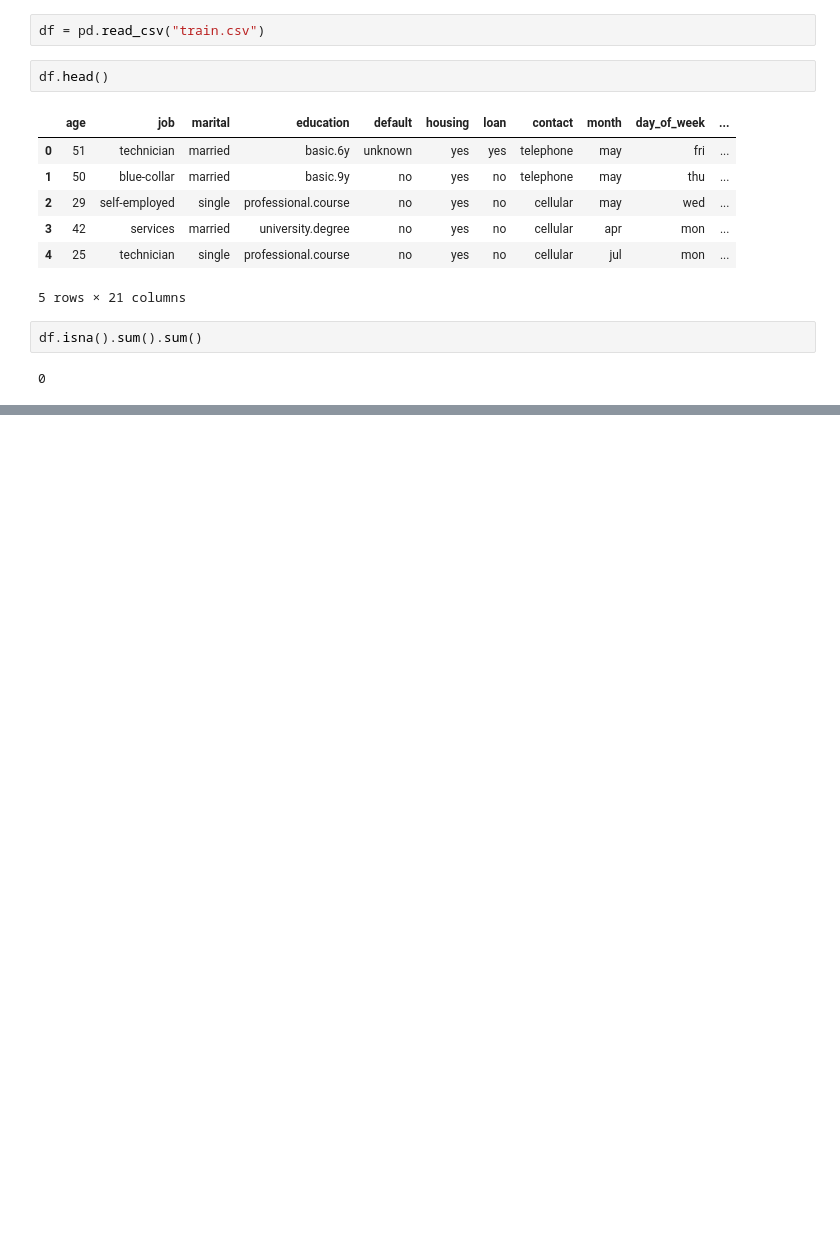
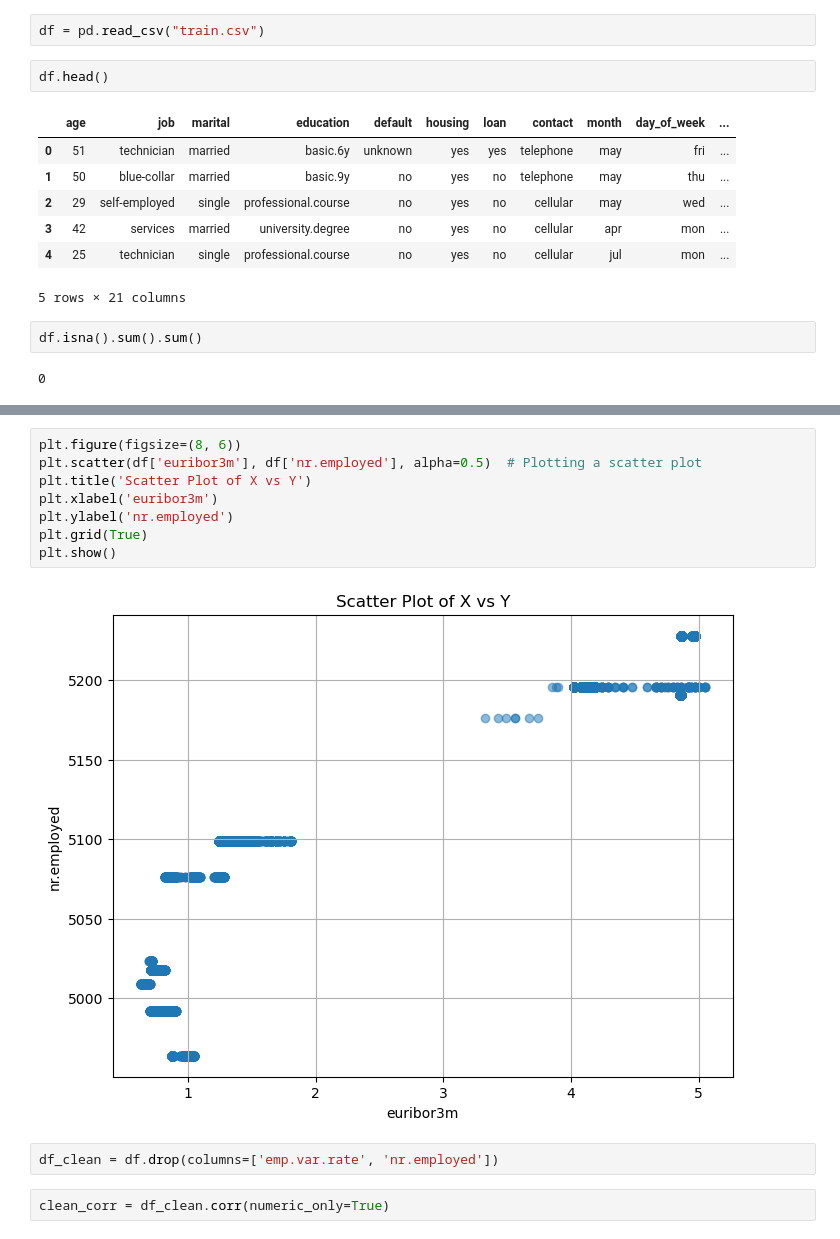
Before and after one commit to aleediazz03/aiml_competition, a Jupyter notebook: eda.ipynb, the cells around one changed output, grey strips where cells are left out. Saved outputs shown, nothing was run; the diff lists cells and outputs as text; blank space fills up the shorter version.

```diff
--- a/eda.ipynb
+++ b/eda.ipynb
@@ -30,0 +153,14 @@ plt.show()
+# %%
+plt.figure(figsize=(8, 6))
+plt.scatter(df['euribor3m'], df['nr.employed'], alpha=0.5)  # Plotting a scatter plot
+plt.title('Scatter Plot of X vs Y')
+plt.xlabel('euribor3m')
+plt.ylabel('nr.employed')
+plt.grid(True)
+plt.show()
+# %% [output]
+[figure, added]
+# %%
+df_clean = df.drop(columns=['emp.var.rate', 'nr.employed'])
+# %%
+clean_corr = df_clean.corr(numeric_only=True)
```
Also changed, not shown: parts of 20 cells of this notebook.
